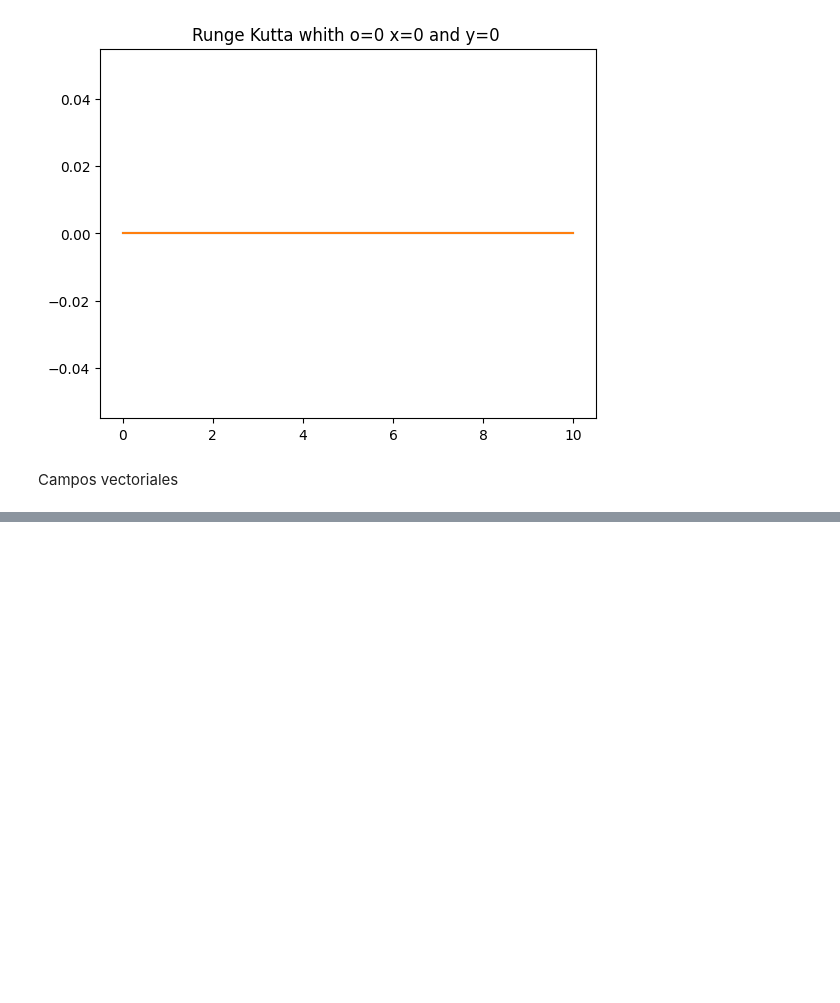
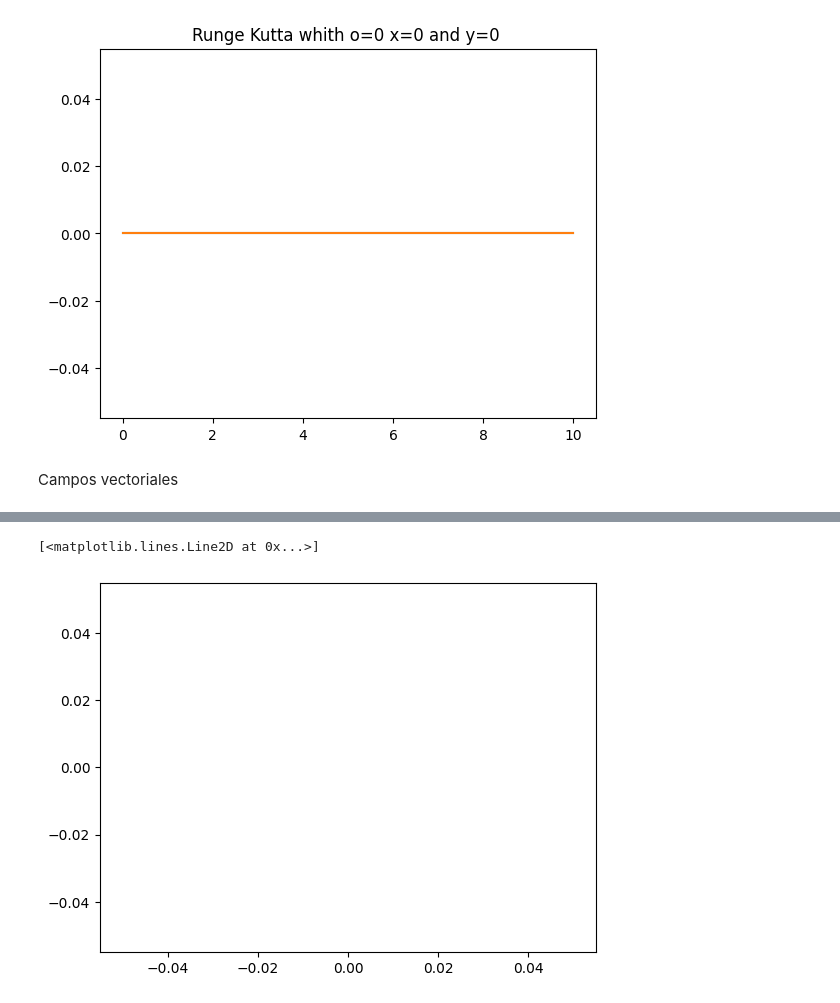
Before and after one commit to FVSB/System-Differential-Equations-final-proyect, a Jupyter notebook: Proyect.ipynb, the cells around one changed output, grey strips where cells are left out. Drawn from its saved outputs; the diff is of its cells as text; code cells hidden in the pictures; blank space fills up the shorter version.

```diff
--- a/Proyect.ipynb
+++ b/Proyect.ipynb
@@ -111,0 +188,17 @@ plotdf([w_f.string().upper(),w_g.string().upper()])
+# %%
+dic={"a":1,"b":2,"d":1,"o":0,"w":8}
+w_f=funt(fu_f)
+w_f.evaluate_params(dic)
+w_g=funt(fu_g)
+w_g.evaluate_params(dic)
+f=w_f.evaluate
+g=w_g.evaluate
+# %%
+
+add=w_f.evaluate_params(dic)
+w_g.evaluate_params(dic)
+t,x,y=runge_kutta_system(f=f,g=g,x0=0,y0=0,a=0,b=10,h=0.1)
+
+plt.title("Runge Kutta whith o=0 x=0 and y=0 ")
+plt.plot(t,x,label="x")
+plt.plot(t,y,label="y")
@@ -111,0 +208,5 @@ plotdf([w_f.string().upper(),w_g.string().upper()])
+# %%
+plt.plot(x,y)
+# %% [output]
+[<matplotlib.lines.Line2D at 0x...>]
+[figure, added]
```
Also changed, not shown: parts of 25 cells of this notebook, 1 other file.
